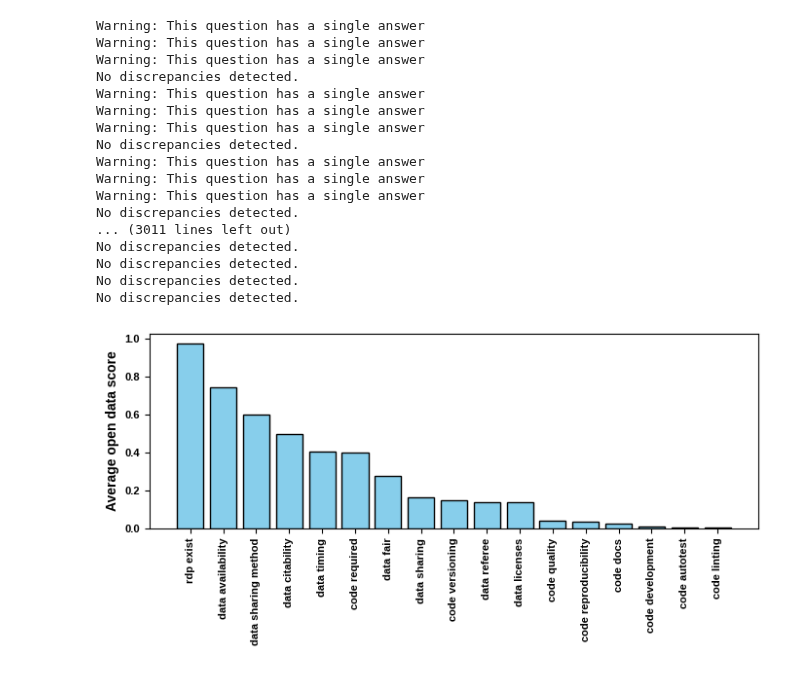
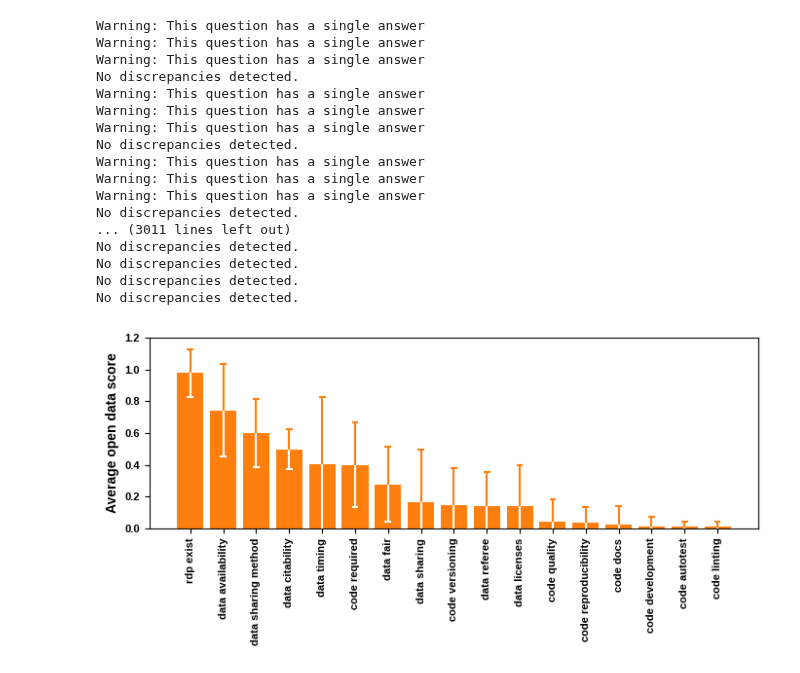
Before and after one commit to daemoncost/Journal-Research-Data-Policy, a Jupyter notebook: notebooks/exploration/analysis_average_score_per_question.ipynb, the cells around one changed output. Saved outputs shown, nothing was run; the diff lists cells and outputs as text; code cells hidden in the pictures.

Commit message:
updated plot scripts

```diff
--- a/notebooks/exploration/analysis_average_score_per_question.ipynb
+++ b/notebooks/exploration/analysis_average_score_per_question.ipynb
@@ -85,30 +86,61 @@ for publisher, publisher_results in processed_data.items():
 
         for question, answer in journal_results.items():
             if not question in score_dict:
-                score_dict[question] = 0
+                score_dict[question] = []
 
-            score_dict[question] += get_question_score(question,
-                                                       answer,
-                                                       multiple_choice_scores,
-                                                       question_type,
-                                                       question_number_lookup,)
+            question_score = get_question_score(question,
+                                                answer,
+                                                multiple_choice_scores,
+                                                question_type,
+                                                question_number_lookup,)
 
-for question in score_dict:
-    score_dict[question] /= n_journals
+            score_dict[question].append(question_score)
 
-sorted_dict = dict(sorted(score_dict.items(), key=lambda item: item[1], reverse=True))
+# Compute mean and std
+exclude_questons = ["data_recommended", "data_required"]
 
-fig = plt.figure(figsize=(7, 3.5))
+mean_std_dict = {}
+for q, vals in score_dict.items():
+    if q in exclude_questons:
+        continue
 
-labels = [label.replace("_", " ") for label in sorted_dict.keys()]
-heights = list(sorted_dict.values())
+    mean_std_dict[q] = (np.mean(vals), np.std(vals))
 
-plt.bar(labels[:-2], heights[:-2], color='skyblue', edgecolor='black')
-plt.xticks(rotation=90)
-#plt.xlabel("Impact factor")
-plt.ylabel("Average open data score")
-plt.tight_layout()
+# Sort by mean
+sorted_items = sorted(mean_std_dict.items(), key=lambda item: item[1][0], reverse=True)
 
-fig.savefig("../../data/processed/average_score_per_question.pdf")
+labels = [q.replace("_", " ") for q, _ in sorted_items]
+means = [m for _, (m, s) in sorted_items]
+stds = [s for _, (m, s) in sorted_items]
-# %% [output]
-[figure, removed]
+# %%
+fig, ax = plt.subplots(figsize=(7, 3.5))
+
+bar_color = "C1"
+
+# Plot bars without outline
+bars = ax.bar(labels, 0.01, color=bar_color, edgecolor="none")
+bars = ax.bar(labels, means, color=bar_color, edgecolor="none")
+
+# Add custom split error bars
+for i, (mean, std) in enumerate(zip(means, stds)):
+    if mean == 0:
+        continue
+
+    # Upper error bar (same color as bar)
+    ax.vlines(i, mean, mean + std, color=bar_color, linewidth=1.5, zorder=3)
+    ax.hlines(mean + std, i - 0.1, i + 0.1, color=bar_color, linewidth=1.5, zorder=3)
+
+    # Lower error bar (white)
+    ax.vlines(i, mean - std, mean, color="white", linewidth=1.5, zorder=3)
+    ax.hlines(mean - std, i - 0.1, i + 0.1, color="white", linewidth=1.5, zorder=3)
+
+ax.set_ylabel("Average open data score")
+plt.xticks(rotation=90)
+
+plt.ylim((0.0, 1.2))
+
+plt.tight_layout()
+
+fig.savefig("../../data/processed/average_score_per_question.pdf")
+# %% [output]
+[figure, added]
```
Also changed, not shown: parts of 2 cells of this notebook, 2 other files.
